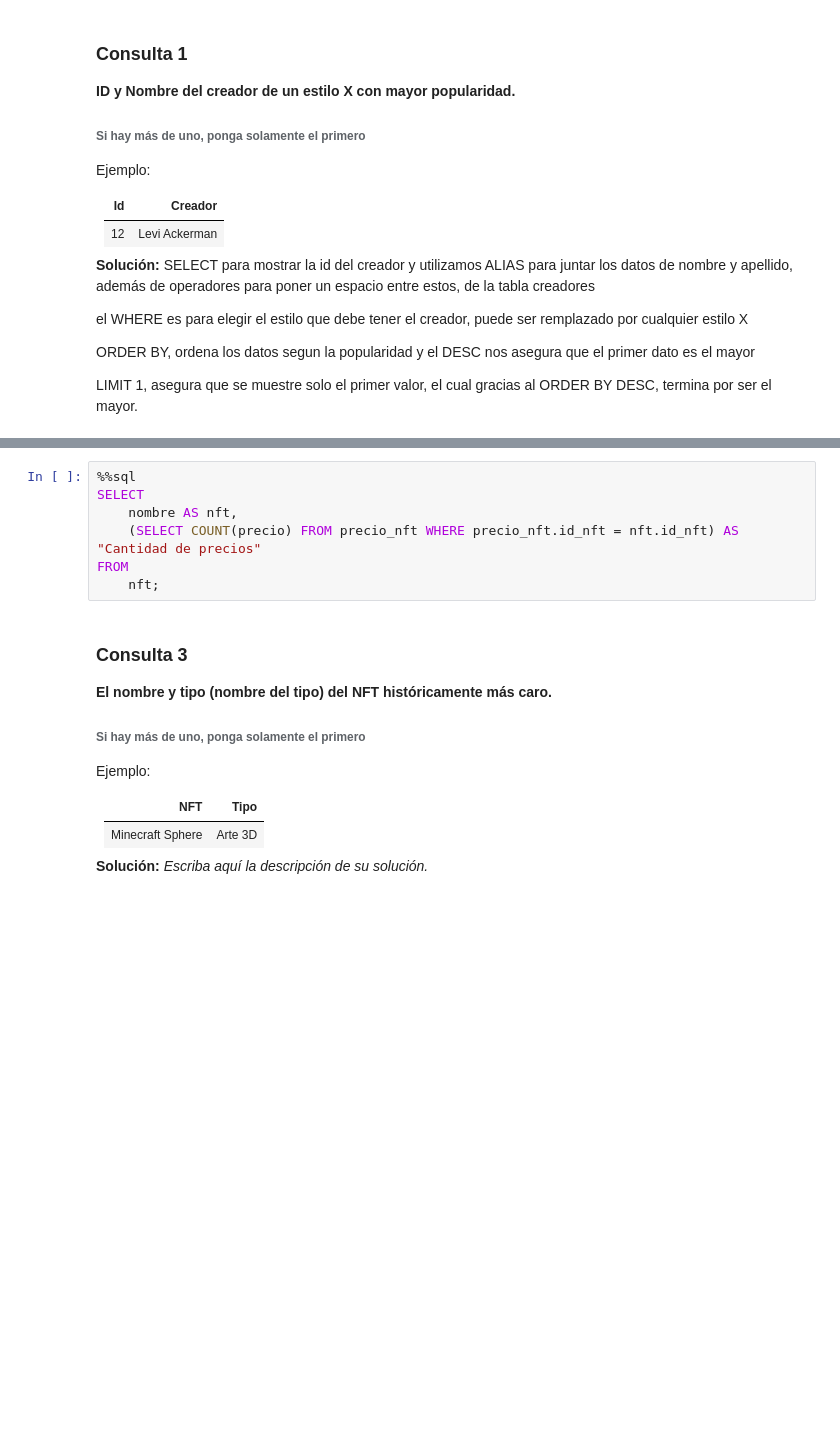
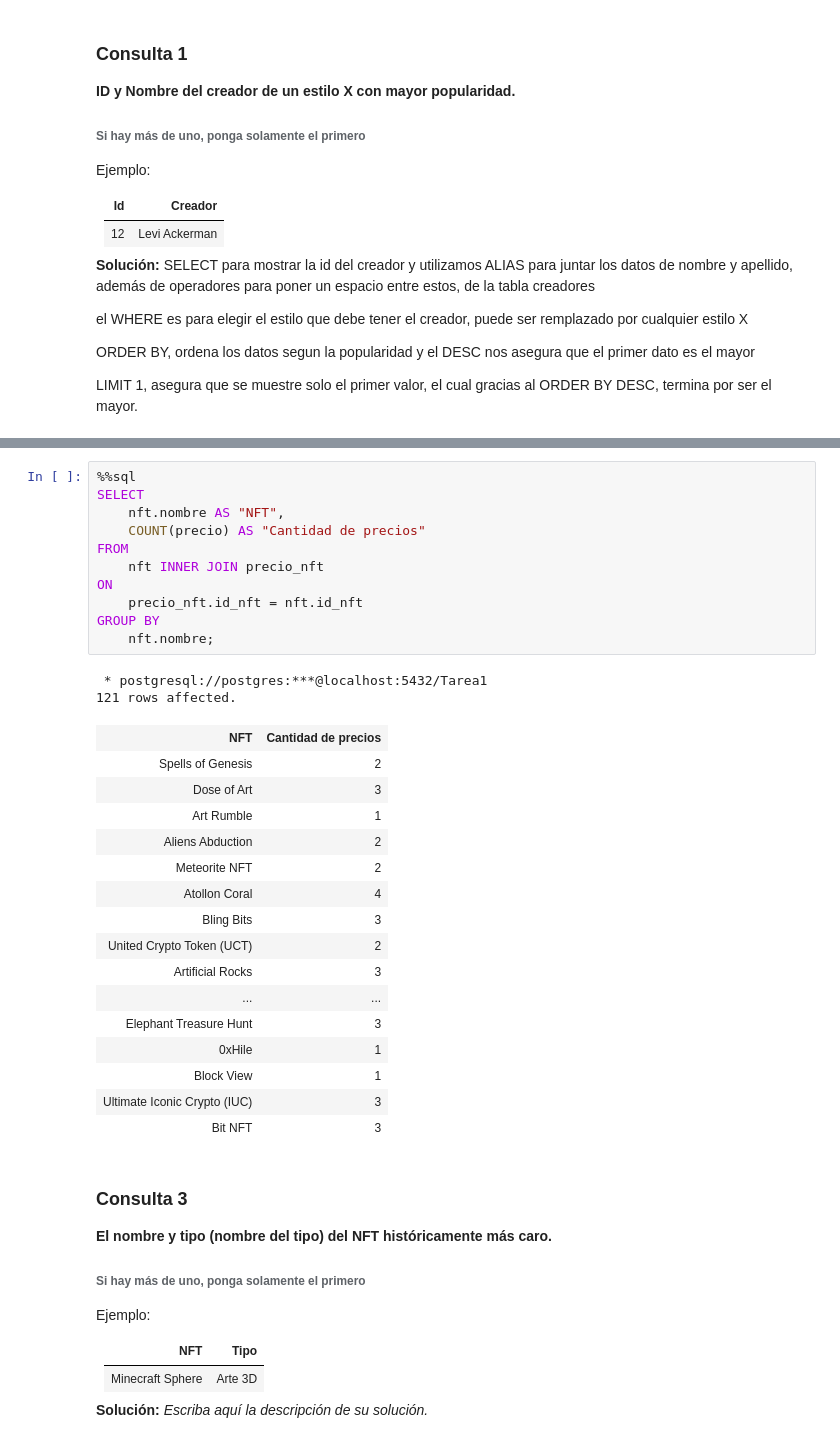
Before and after one commit to JoaquinPabst/Tareas-Grupo7, a Jupyter notebook: Tarea-1-Grupo7/Tarea1_Grupo7.ipynb, the cells around one changed output, grey strips where cells are left out. Saved outputs shown, nothing was run; the diff lists cells and outputs as text; blank space fills up the shorter version.

```diff
--- a/Tarea-1-Grupo7/Tarea1_Grupo7.ipynb
+++ b/Tarea-1-Grupo7/Tarea1_Grupo7.ipynb
@@ -369,10 +368,33 @@ Ejemplo:
 # %%
 %%sql
 SELECT
-    nombre AS nft,
-    (SELECT COUNT(precio) FROM precio_nft WHERE precio_nft.id_nft = nft.id_nft) AS "Cantidad de precios"
+    nft.nombre AS "NFT",
+    COUNT(precio) AS "Cantidad de precios"
 FROM
-    nft;
+    nft INNER JOIN precio_nft
+ON
+    precio_nft.id_nft = nft.id_nft
+GROUP BY
+    nft.nombre;
+# %% [output]
+ * postgresql://postgres:***@localhost:5432/Tarea1
+121 rows affected.
+| NFT | Cantidad de precios |
+| Spells of Genesis | 2 |
+| Dose of Art | 3 |
+| Art Rumble | 1 |
+| Aliens Abduction | 2 |
+| Meteorite NFT | 2 |
+| Atollon Coral | 4 |
+| Bling Bits | 3 |
+| United Crypto Token (UCT) | 2 |
+| Artificial Rocks | 3 |
+| ... | ... |
+| Elephant Treasure Hunt | 3 |
+| 0xHile | 1 |
+| Block View | 1 |
+| Ultimate Iconic Crypto (IUC) | 3 |
+| Bit NFT | 3 |
 # %% [markdown]
 ### Consulta 3
 **El nombre y tipo (nombre del tipo) del NFT históricamente más caro.**
```
Also changed, not shown: parts of 13 cells of this notebook.
